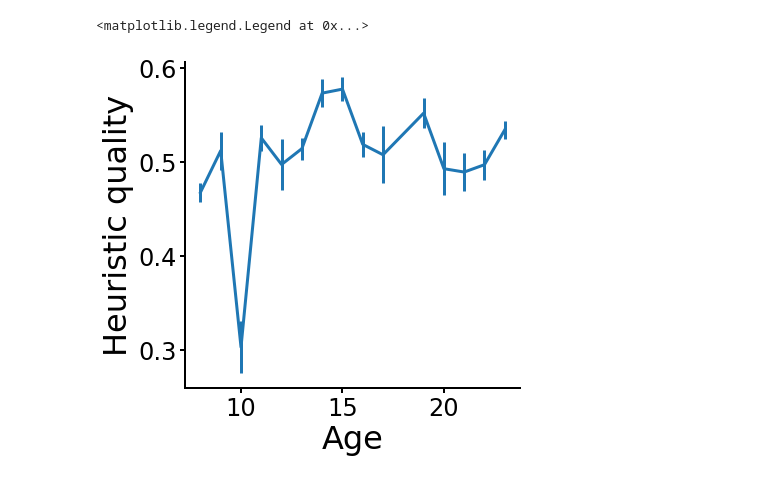
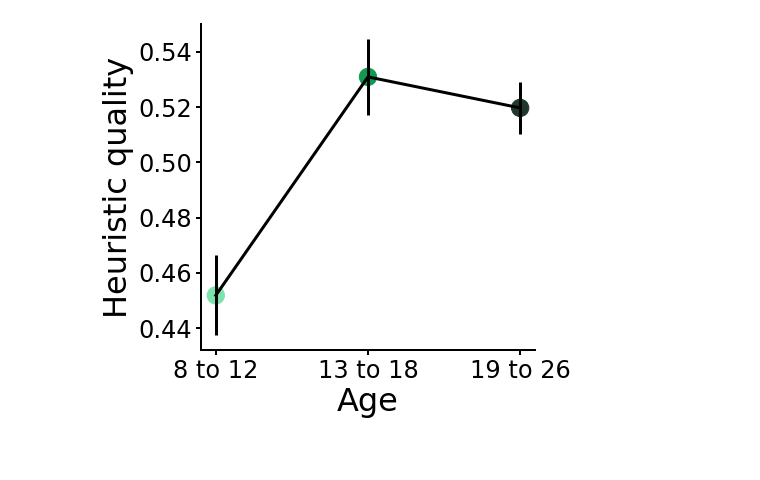
Before and after one commit to sinabolouki/fourinarow_analyses, a Jupyter notebook: Analysis notebooks/new/Age Plots.ipynb, the cells around one changed output. Cells and saved outputs as stored; diff of their text form; code cells hidden in the pictures; blank space fills up the shorter version.

```diff
--- a/Analysis notebooks/new/Age Plots.ipynb
+++ b/Analysis notebooks/new/Age Plots.ipynb
@@ -145,5 +148,4 @@ metrics.groupby("FlooredAge")["feature drop rate"].aggregate(['mean', 'sem']).pl
-# %%
-metrics.groupby("FlooredAge")["heuristic quality"].aggregate(['mean', 'sem']).plot(yerr="sem", ylabel="Heuristic quality", xlabel="Age").legend([])
-# %% [output]
-<matplotlib.legend.Legend at 0x...>
-[figure, removed]
+# %%
+plot_with_errorbars("heuristic quality", "Heuristic quality")
+# %% [output]
+[figure, added]
```
Also changed, not shown: parts of 9 cells of this notebook.
